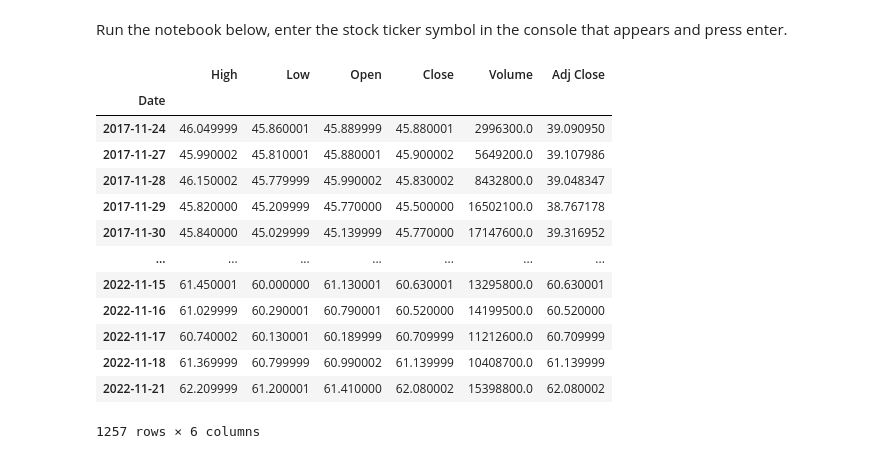
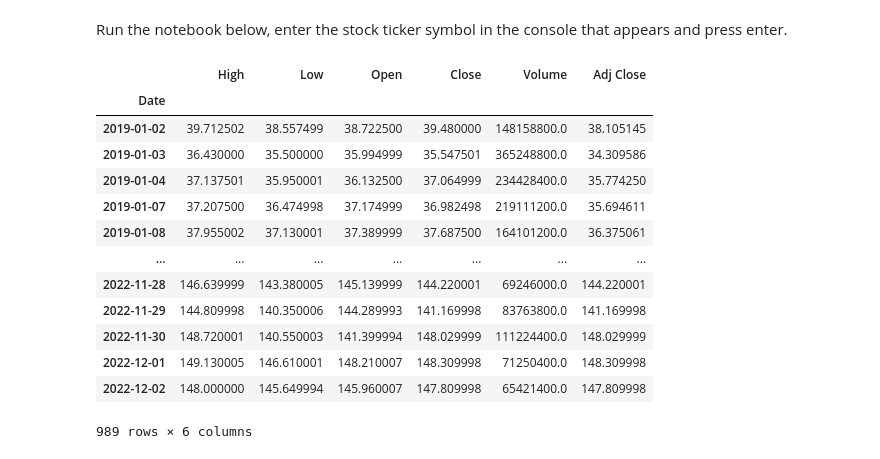
Before and after one commit to arcturuscodez/Simple-Stock-Analysis, a Jupyter notebook: SimpleStockAnalyzer.ipynb, the cells around one changed output. Saved outputs shown, nothing was run; the diff lists cells and outputs as text; code cells hidden in the pictures.

```diff
--- a/SimpleStockAnalyzer.ipynb
+++ b/SimpleStockAnalyzer.ipynb
@@ -15,21 +17,23 @@ Remember to run the above code as well to enable the imports.
 # %% [markdown]
 Run the notebook below, enter the stock ticker symbol in the console that appears and press enter.
 # %%
-stock = input("Enter a stock ticker: ")
-data = web.DataReader(stock, "yahoo")
+stock = input("Enter a stock ticker.")
+userDate = input("Enter a starting date.")
+
+data = web.DataReader(stock, data_source = "yahoo", start = userDate, end = date.today())
 data
 # %% [output]
 |  | High | Low | Open | Close | Volume | Adj Close |
 | Date |  |  |  |  |  |  |
-| 2017-11-24 | 46.049999 | 45.860001 | 45.889999 | 45.880001 | 2996300.0 | 39.090950 |
-| 2017-11-27 | 45.990002 | 45.810001 | 45.880001 | 45.900002 | 5649200.0 | 39.107986 |
-| 2017-11-28 | 46.150002 | 45.779999 | 45.990002 | 45.830002 | 8432800.0 | 39.048347 |
-| 2017-11-29 | 45.820000 | 45.209999 | 45.770000 | 45.500000 | 16502100.0 | 38.767178 |
-| 2017-11-30 | 45.840000 | 45.029999 | 45.139999 | 45.770000 | 17147600.0 | 39.316952 |
+| 2019-01-02 | 39.712502 | 38.557499 | 38.722500 | 39.480000 | 148158800.0 | 38.105145 |
+| 2019-01-03 | 36.430000 | 35.500000 | 35.994999 | 35.547501 | 365248800.0 | 34.309586 |
+| 2019-01-04 | 37.137501 | 35.950001 | 36.132500 | 37.064999 | 234428400.0 | 35.774250 |
+| 2019-01-07 | 37.207500 | 36.474998 | 37.174999 | 36.982498 | 219111200.0 | 35.694611 |
+| 2019-01-08 | 37.955002 | 37.130001 | 37.389999 | 37.687500 | 164101200.0 | 36.375061 |
 | ... | ... | ... | ... | ... | ... | ... |
-| 2022-11-15 | 61.450001 | 60.000000 | 61.130001 | 60.630001 | 13295800.0 | 60.630001 |
-| 2022-11-16 | 61.029999 | 60.290001 | 60.790001 | 60.520000 | 14199500.0 | 60.520000 |
-| 2022-11-17 | 60.740002 | 60.130001 | 60.189999 | 60.709999 | 11212600.0 | 60.709999 |
-| 2022-11-18 | 61.369999 | 60.799999 | 60.990002 | 61.139999 | 10408700.0 | 61.139999 |
-| 2022-11-21 | 62.209999 | 61.200001 | 61.410000 | 62.080002 | 15398800.0 | 62.080002 |
+| 2022-11-28 | 146.639999 | 143.380005 | 145.139999 | 144.220001 | 69246000.0 | 144.220001 |
+| 2022-11-29 | 144.809998 | 140.350006 | 144.289993 | 141.169998 | 83763800.0 | 141.169998 |
+| 2022-11-30 | 148.720001 | 140.550003 | 141.399994 | 148.029999 | 111224400.0 | 148.029999 |
+| 2022-12-01 | 149.130005 | 146.610001 | 148.210007 | 148.309998 | 71250400.0 | 148.309998 |
+| 2022-12-02 | 148.000000 | 145.649994 | 145.960007 | 147.809998 | 65421400.0 | 147.809998 |
-1257 rows × 6 columns
+989 rows × 6 columns
```
Also changed, not shown: parts of 9 cells of this notebook.
